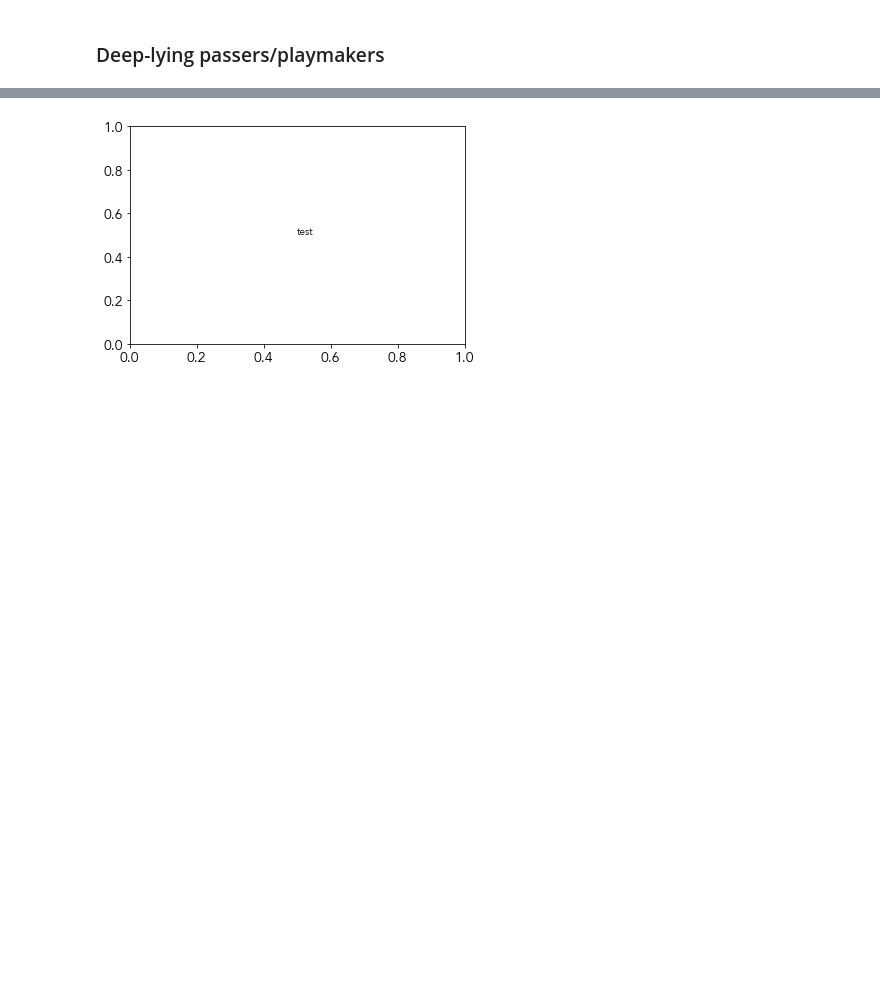
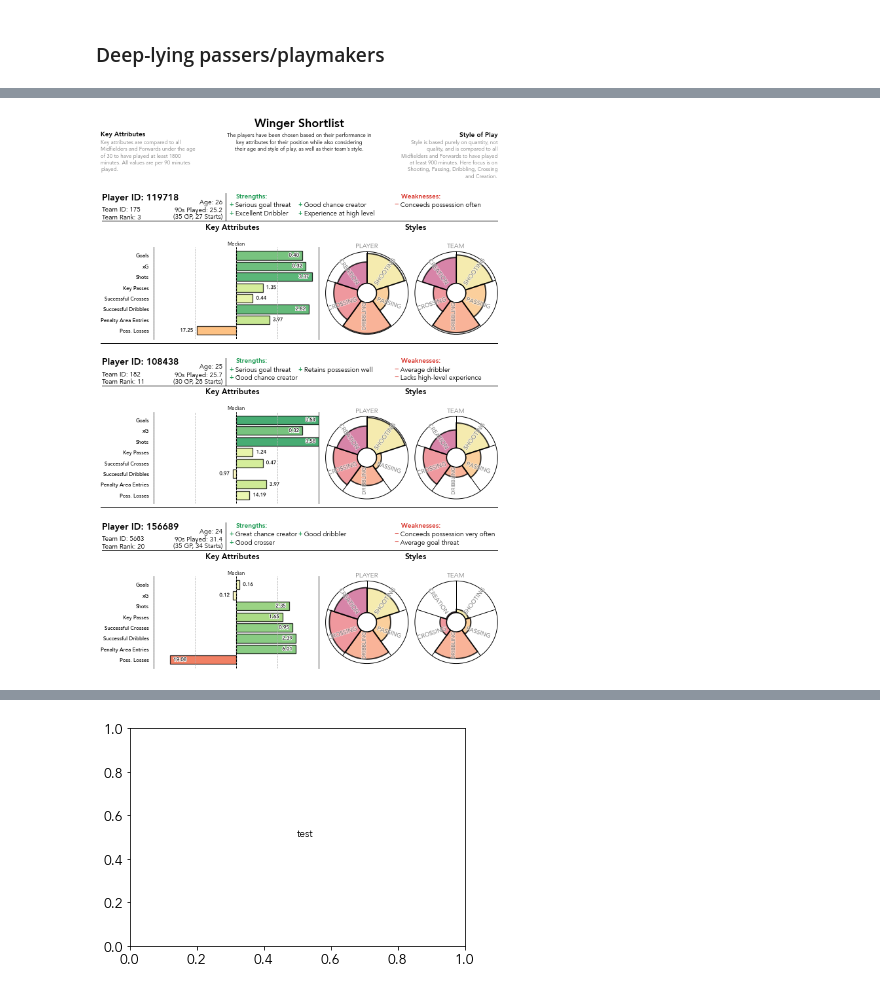
Before and after one commit to JPManuel/data_analyst_task, a Jupyter notebook: player_shortlists.ipynb, the cells around one changed output, grey strips where cells are left out. Drawn from its saved outputs; the diff is of its cells as text; code cells hidden in the pictures; blank space fills up the shorter version.

```diff
--- a/player_shortlists.ipynb
+++ b/player_shortlists.ipynb
@@ -1344,0 +1230,4 @@ def player_overview_plot_gs(pid,df,df_players,df_pos_p90,df_pos_p90_per,strength
+# %%
+wing_attr_plot = ['goals','expected_goals','total_scoring_att','total_att_assist','accurate_cross','won_contest','pen_area_entries','poss_lost_all']
+wing_attr_key = ['goals','expected_goals','total_scoring_att','xG/shot','total_att_assist','total_pass','pass%','total_through_ball',
+                 'total_cross','accurate_cross','cross%','total_contest','won_contest','contest%','pen_area_entries','touches_in_opp_box','poss_lost_all']
@@ -1344,0 +1241,89 @@ def player_overview_plot_gs(pid,df,df_players,df_pos_p90,df_pos_p90_per,strength
+# %%
+df_pos_p90, df_pos_p90_per = get_df_pos(df_adj,wing_attr_key,nineties=20,age_range=(0,30),exclude_pos=['Goalkeeper','Defender'])
+# %%
+df_style_wing = get_df_style(df_adj,style_attr_wing,styles=['shot','pass','drib','cross','creat'],
+             exclude_pos=['Goalkeeper','Defender'])
+df_style_team = get_df_style(df_adj,style_attr_wing,styles=['shot','pass','drib','cross','creat'],
+             exclude_pos=['Goalkeeper','Defender'],team=True)
+# %%
+attr_labels = ['Goals','xG','Shots','Key Passes','Successful Crosses','Successful Dribbles','Penalty Area Entries','Poss. Losses']
+style_labels = ['SHOOTING','PASSING','DRIBBLING','CROSSING','CREATION']
+strength_texts = [["<+> Serious goal threat","<+> Excellent Dribbler","<+> Good chance creator","<+> Experience at high level"],
+                 ["<+> Serious goal threat","<+> Good chance creator","<+> Retains possession well"],
+                 ["<+> Great chance creator","<+> Good crosser","<+> Good dribbler"]]
+weak_texts = [[u"<\u2212> Conceeds possession often"],
+              [u"<\u2212> Average dribbler",u"<\u2212> Lacks high-level experience"],
+              [u"<\u2212> Conceeds possession very often",u"<\u2212> Average goal threat"]]
+# %%
+fig = plt.figure(figsize=(8.5,11.75),constrained_layout=True)
+gs0 = fig.add_gridspec(6, 1,height_ratios=[0.5,1,0.1,1,0.1,1])#,hspace=0.5)
+
+pos = 'Winger'
+pid = [119718,108438,156689]
+
+gs = gs0[0].subgridspec(1,1)
+ax_title = fig.add_subplot(gs[:])
+gs = gs0[2].subgridspec(1,1)
+ax_gap1 = fig.add_subplot(gs[:])
+gs = gs0[4].subgridspec(1,1)
+ax_gap2 = fig.add_subplot(gs[:])
+
+ax_title.axis('off')
+ax_title.set_xlim(0,1)
+ax_title.set_ylim(0,1)
+
+ax_gap1.axis('off')
+line = lines.Line2D([0,1.0], [1.,1.], lw=1.,color='k',clip_on=False,transform=ax_gap1.transAxes)
+ax_gap1.add_line(line)
+
+ax_gap2.axis('off')
+line = lines.Line2D([0,1.0], [1.,1.], lw=1.,color='k',clip_on=False,transform=ax_gap2.transAxes)
+ax_gap2.add_line(line)
+
+ax_heads = []
+ax1s = []
+ax2s = []
+ax3s = []
+ax_gaps = []
+ax_gaps2 = []
+# Initialise all subplots first
+for i in [1,3,5]:
+    gs = gs0[i].subgridspec(2,3,width_ratios=[1,0.5,0.5],height_ratios=[0.3,1])
+    ax_head = fig.add_subplot(gs[0,:])
+    ax1 = fig.add_subplot(gs[1,0])
+    ax2 = fig.add_subplot(gs[1,1],projection='polar')
+    ax3 = fig.add_subplot(gs[1,2],projection='polar')
+
+    ax_heads.append(ax_head)
+    ax1s.append(ax1)
+    ax2s.append(ax2)
+    ax3s.append(ax3)
+
+tfrm = ax_title.transAxes
+ax_title.text(0.5,1,"Winger Shortlist",transform=tfrm,size=18,weight='bold',ha='center',va='top')
+t = f"The players have been chosen based on their performance in key attributes for their position while also considering their age and style of play, as well as their team's style."
+ax_title.text(0.5,0.8,fill(t,60),transform=tfrm,size=8,ha='center',va='top')
+
+ax_title.text(0,0.82,"Key Attributes",transform=tfrm,size=10,weight='bold',ha='left',va='top')
+t = f"Key attributes are compared to all Midfielders and Forwards under the age of 30 to have played at least 1800 minutes. All values are per 90 minutes played."
+ax_title.text(0,0.7,fill(t,40),transform=tfrm,size=8,c='0.5',ha='left',va='top')
+#arrow1 = FancyArrowPatch((0.33,0.63),(0.21,0.63),connectionstyle="arc3,rad=0.2",arrowstyle="->,head_width=6,head_length=8",transform=tfrm,lw=1,clip_on=False)
+#ax_title.add_patch(arrow1)
+
+ax_title.text(1,0.82,"Style of Play",transform=tfrm,size=10,weight='bold',ha='right',va='top')
+t = f"Style is based purely on quantity, not quality, and is compared to all Midfielders and Forwards to have played at least 900 minutes. Here focus is on Shooting, Passing, Dribbling, Crossing and Creation."
+ax_title.text(1,0.7,fill(t,40),transform=tfrm,size=8,c='0.5',ha='right',va='top')
+#arrow2 = FancyArrowPatch((0.65,0.45),(0.77,0.51),connectionstyle="arc3,rad=0.3",arrowstyle="->,head_width=6,head_length=8",transform=tfrm,lw=1,clip_on=False)
+#ax_title.add_patch(arrow2)
+
+for i in range(3):
+    ax_head = ax_heads[i]
+    ax1 = ax1s[i]
+    ax2 = ax2s[i]
+    ax3 = ax3s[i]
+    player_overview_plot_gs(pid[i],df,df_players,df_pos_p90,df_pos_p90_per,df_style_wing,df_style_team,wing_attr_plot,strength_texts[i],weak_texts[i],attr_labels,style_labels,ax_head=ax_head,ax1=ax1,ax2=ax2,ax3=ax3)
+
+#fig.savefig("winger.pdf")
+plt.show()
+# %% [output]
+[figure, added]
```
Also changed, not shown: parts of 244 cells of this notebook.
